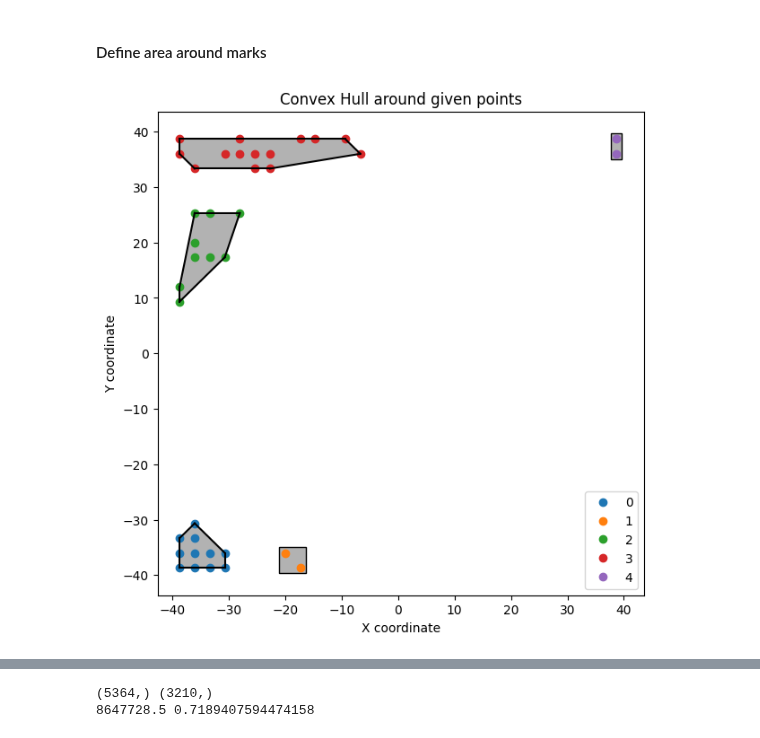
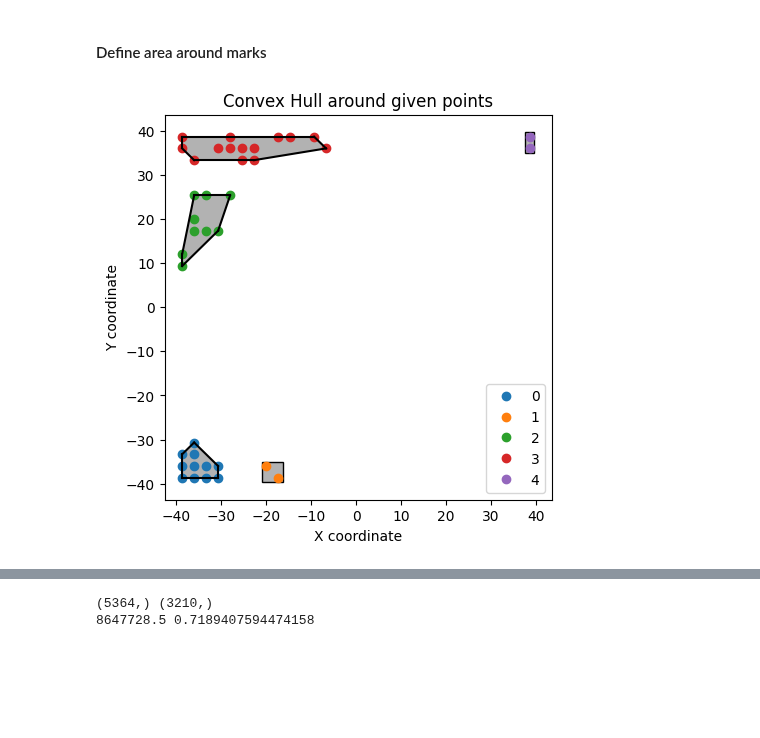
Before and after one commit to Barbara1576/navigation, a Jupyter notebook: marks_and_behaviour.ipynb, the cells around one changed output, grey strips where cells are left out. Cells and saved outputs as stored; diff of their text form; code cells hidden in the pictures; blank space fills up the shorter version.

```diff
--- a/marks_and_behaviour.ipynb
+++ b/marks_and_behaviour.ipynb
@@ -484,8 +472,8 @@ for k in hm_marks_coords.keys():
     clustered_marks[k] = df_marks
 
     savename = f'{MARKS_DIR}/marks_{k}_{BINN}bin_{SCALING}.pkl'
-    with open(savename, 'wb') as fp:
-        pickle.dump(df_marks, fp)
+    # with open(savename, 'wb') as fp:
+    #     pickle.dump(df_marks, fp)
 # %%
 df_marks = clustered_marks['tr7']
 X = df_marks[['x', 'y']].to_numpy()
@@ -505,35 +493,32 @@ def plot_bound_box(points, buffer=1.0, lab=None):
     x_max, y_max = points.max(axis=0) + buffer
 
     plt.plot(points[:, 0], points[:, 1], 'o', label=lab)
     currentAxis = plt.gca()
     currentAxis.add_patch(Rectangle((x_min, y_min), x_max - x_min, y_max - y_min,
                                      alpha=0.3, facecolor='black'))
     currentAxis.add_patch(Rectangle((x_min, y_min), x_max - x_min, y_max - y_min,
                                      edgecolor='black', facecolor='none'))
 
-plt.figure(figsize=(7, 7))
+plt.figure(figsize=(5, 5))
 
 clust_labels = np.unique(c)
 for lab in clust_labels:
 
     points = df_marks[['x', 'y']].loc[df_marks['cluster']==lab].to_numpy()
     if points.shape[0] == 2:
         plot_bound_box(points, lab=lab)
         continue
-    if points.shape[0] == 2:
-        continue
-
     plt.plot(points[:, 0], points[:, 1], 'o', label=lab)
 
     hull = ConvexHull(points)
     for simplex in hull.simplices:
         plt.plot(points[simplex, 0], points[simplex, 1], 'k-')
     plt.fill(points[hull.vertices,0], points[hull.vertices,1], 'k', alpha=0.3)
 
 plt.xlabel('X coordinate')
 plt.ylabel('Y coordinate')
 plt.title('Convex Hull around given points')
 plt.legend()
 plt.show()
 # %% [output]
-[figure, old version]
+[figure, new version]
```
Also changed, not shown: parts of 13 cells of this notebook, 8 other files.
